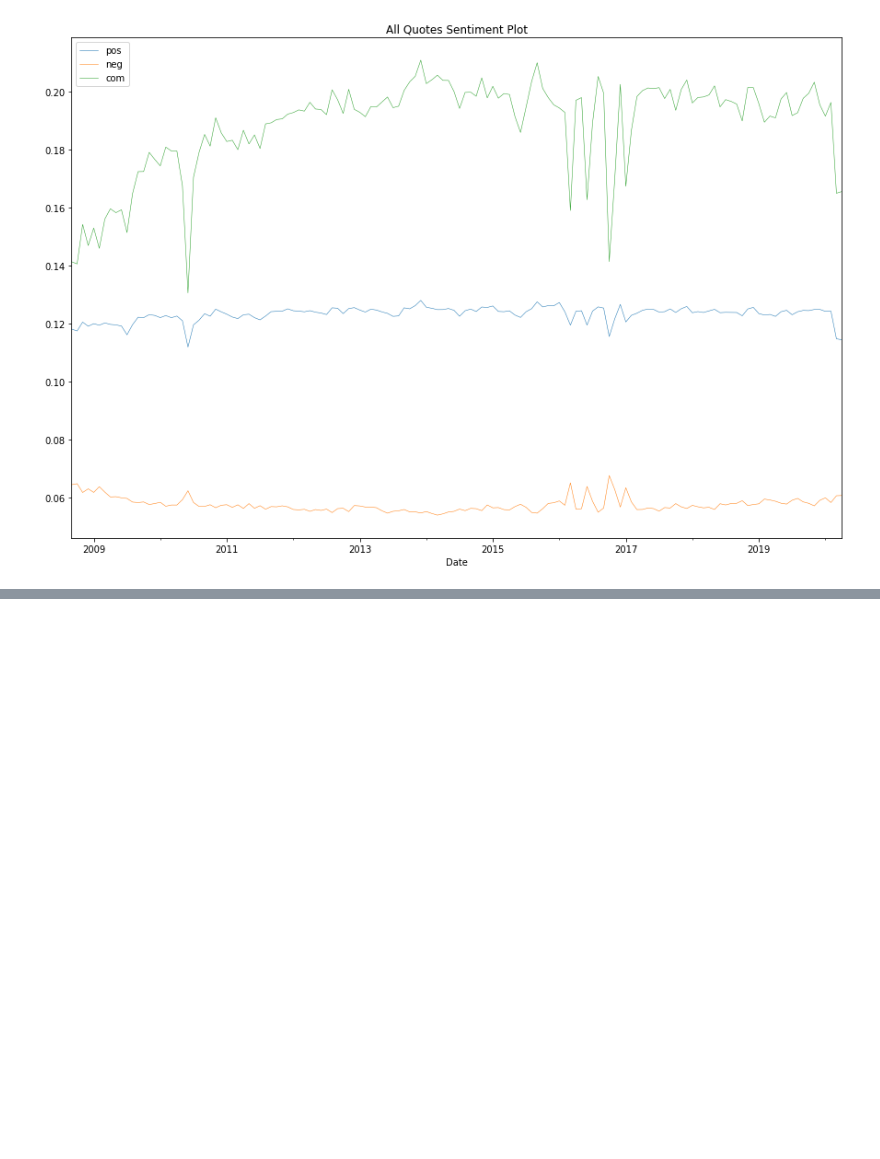
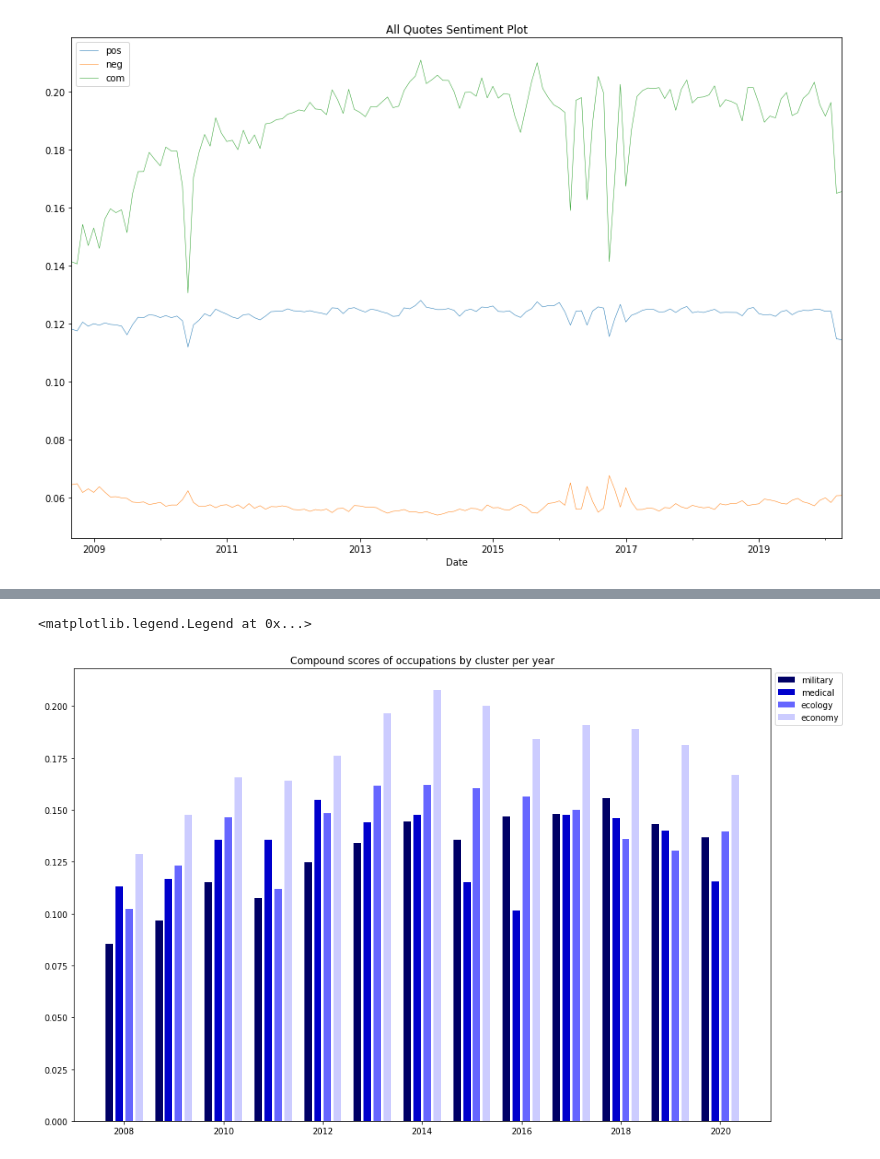
Before and after one commit to epfl-ada/ada-2021-project-abracadabra, a Jupyter notebook: Sentiment_analysis.ipynb, the cells around one changed output, grey strips where cells are left out. Cells and saved outputs as stored; diff of their text form; code cells hidden in the pictures; blank space fills up the shorter version.

```diff
--- a/Sentiment_analysis.ipynb
+++ b/Sentiment_analysis.ipynb
@@ -360,0 +386,19 @@ Text(0.5, 0, 'Date')
+# %%
+# The position of the bars on the x-axis
+fig, axs = plt.subplots(sharex=True,figsize=(15,10))
+r = [2008, 2009, 2010, 2011, 2012, 2013, 2014, 2015, 2016, 2017, 2018, 2019, 2020]
+r = np.array(r)
+# Names of group and bar width
+barWidth = 1
+width= 0.15
+w = 0.2
+# Create brown bars
+axs.bar(r-1.5*w, military_com, width=width, align='center', color='#000066', label='military')
+axs.bar(r-0.5*w, medical_com,width=width, align='center', color='#0000CC', label='medical')
+axs.bar(r+0.5*w, ecology_com,width=width, align='center', color='#6666FF', label='ecology')
+axs.bar(r+1.5*w, ecocom,width=width, align='center', color='#CCCCFF', label='economy')
+plt.title('Compound scores of occupations by cluster per year')
+axs.legend(bbox_to_anchor=(1,1), loc='upper left')
+# %% [output]
+<matplotlib.legend.Legend at 0x...>
+[figure, added]
```
Also changed, not shown: parts of 2 cells of this notebook.
